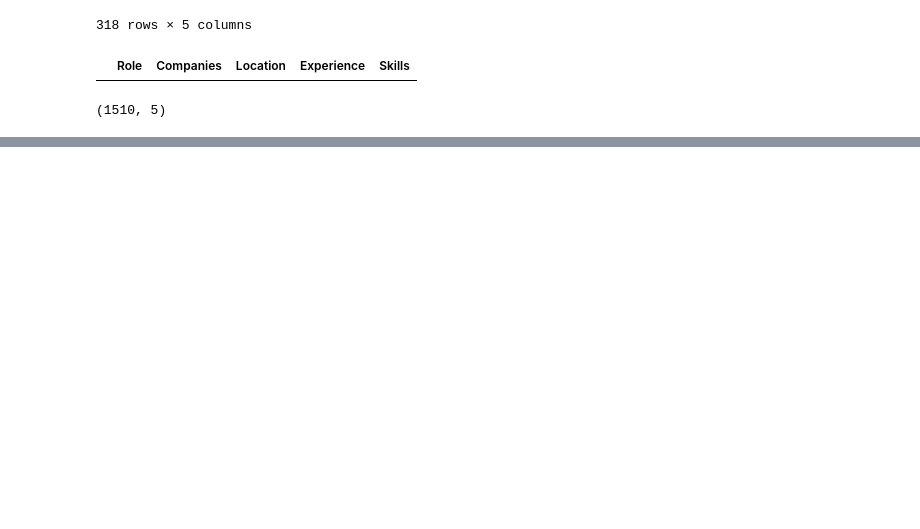
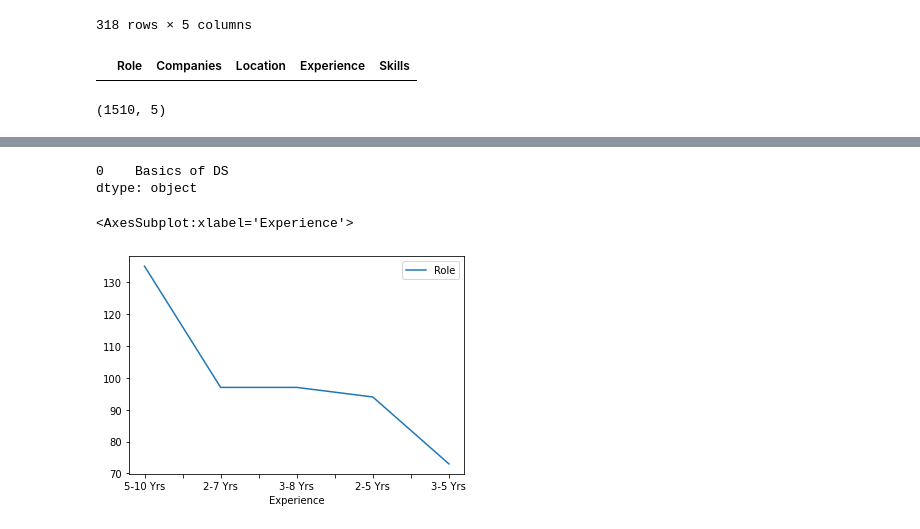
Before and after one commit to varun290101/MarketSegmentation, a Jupyter notebook: Market Segmentation.ipynb, the cells around one changed output, grey strips where cells are left out. Cells and saved outputs as stored; diff of their text form; code cells hidden in the pictures; blank space fills up the shorter version.

```diff
--- a/Market Segmentation.ipynb
+++ b/Market Segmentation.ipynb
@@ -108,3 +109,5 @@ dff.head()
 | 4 | Senior Data Scientist | Decision Point | Gurgaon | 3-5 Yrs | Azure\ntimeseries forecasting\nMa... |
 | 6 | Data Scientist - Machine Learning... | Talent Stock Solutions | Delhi | 2-5 Yrs | Data Science\nR\nC\nData Scientis... |
 | 8 | Data Scientist | Zen3Tech (A Tech Mahindra Company) | Hyderabad | 3-8 Yrs | R\nA/B Testing\nData Manipulation... |
+# %%
+dff= dff.reset_index(drop=True)
@@ -110,0 +149,2 @@ dff.head()
+# %%
+df5= dff[["Role","Experience"]].groupby("Experience").count()
@@ -110,0 +161,2 @@ dff.head()
+# %%
+df5 = df5.sort_values("Role",ascending = False).head()
@@ -110,0 +175,10 @@ dff.head()
+# %%
+dff.Skills.mode()
+# %% [output]
+0    Basics of DS
+dtype: object
+# %%
+df5.plot()
+# %% [output]
+<AxesSubplot:xlabel='Experience'>
+[figure, added]
```
Also changed, not shown: parts of 16 cells of this notebook.
